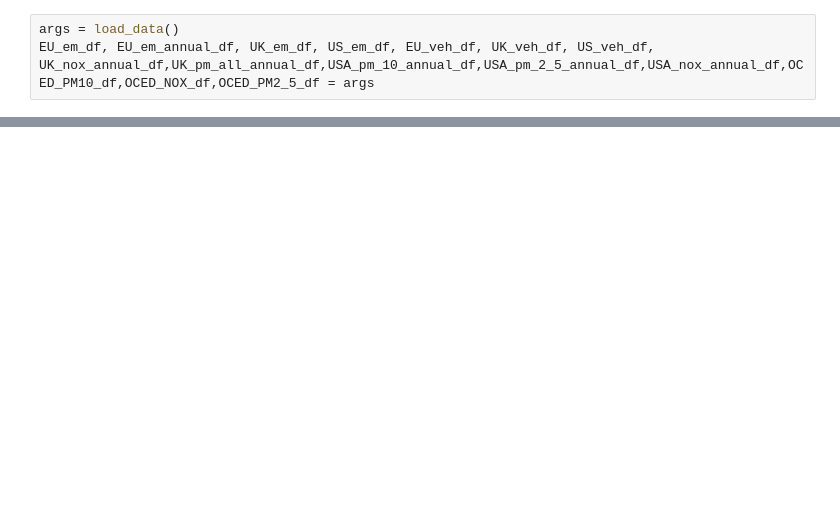
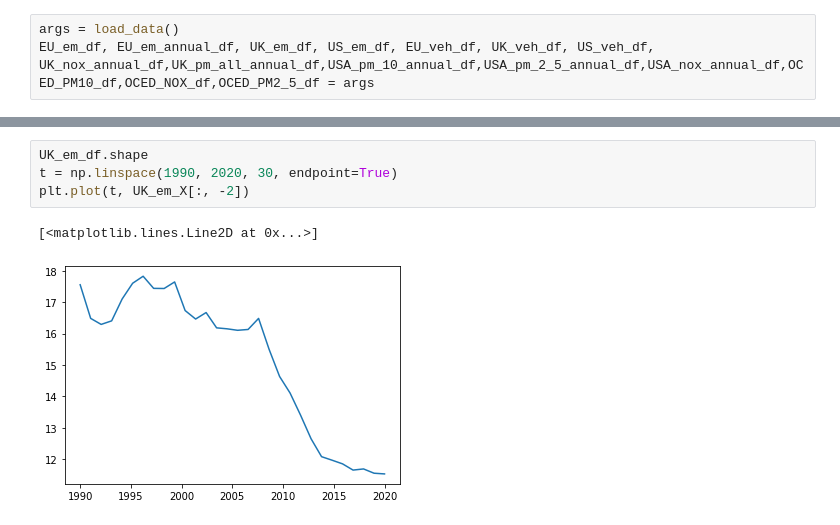
Before and after one commit to IsaacJohnEvans/EV_affect_on_emissions, a Jupyter notebook: pred.ipynb, the cells around one changed output, grey strips where cells are left out. Saved outputs shown, nothing was run; the diff lists cells and outputs as text; blank space fills up the shorter version.

```diff
--- a/pred.ipynb
+++ b/pred.ipynb
@@ -186,3 +182,10 @@ Epoch 10/10
+# %%
+UK_em_df.shape
+t = np.linspace(1990, 2020, 30, endpoint=True)
+plt.plot(t, UK_em_X[:, -2])
+# %% [output]
+[<matplotlib.lines.Line2D at 0x...>]
+[figure, added]
 # %%
 def build_model(hp):
     model = keras.Sequential()
```
Also changed, not shown: parts of 8 cells of this notebook, 25 other files.
